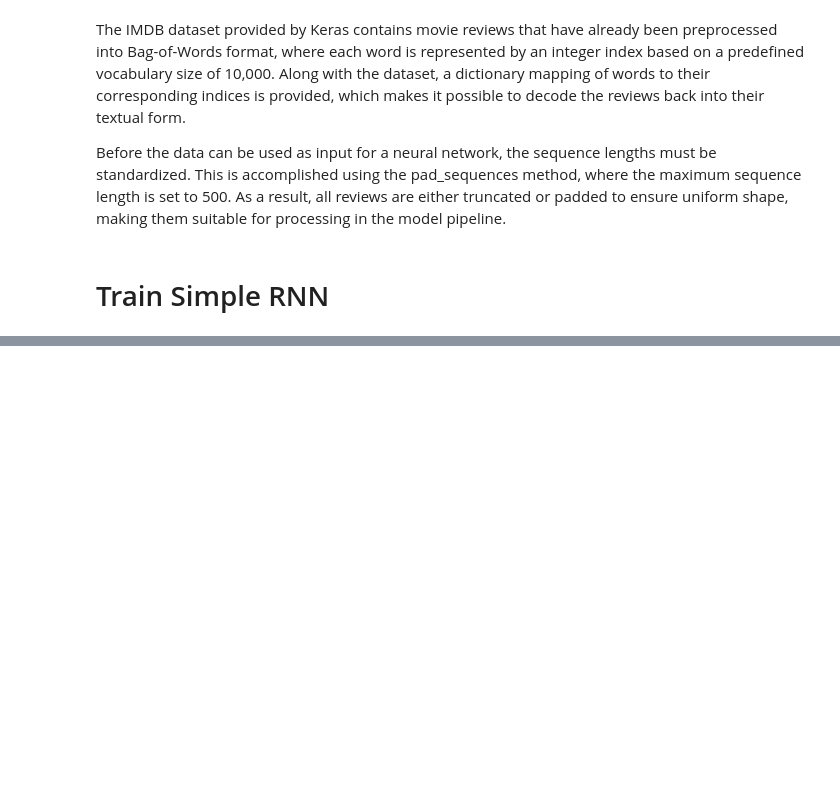
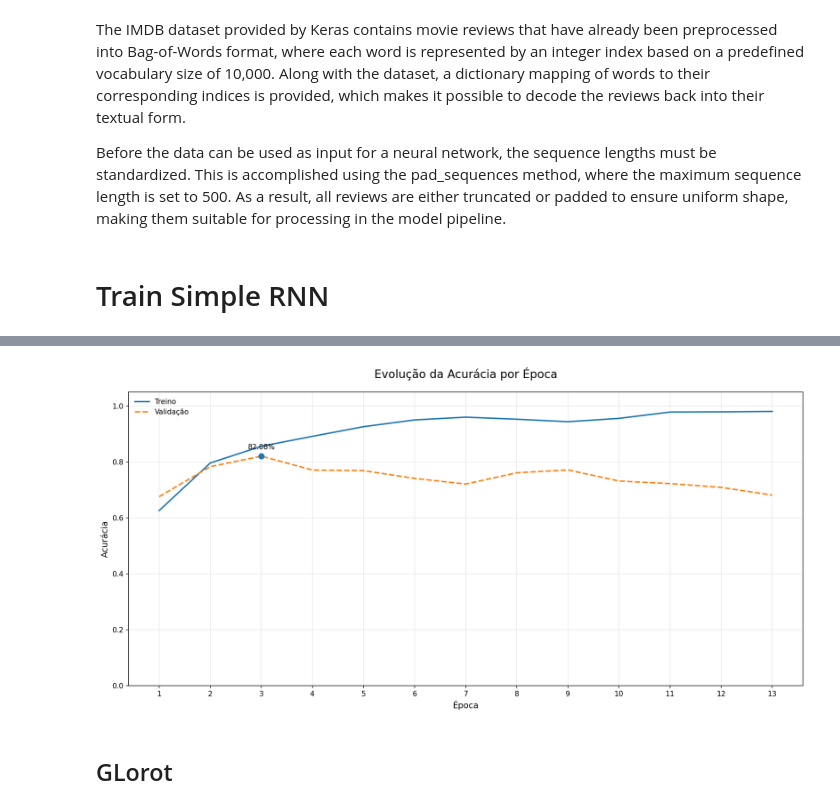
Before and after one commit to viniciusrondon/Simpler-RNN---Imdb-sentiment-class, a Jupyter notebook: simplernn.ipynb, the cells around one changed output, grey strips where cells are left out. Saved outputs shown, nothing was run; the diff lists cells and outputs as text; code cells hidden in the pictures; blank space fills up the shorter version.

```diff
--- a/simplernn.ipynb
+++ b/simplernn.ipynb
@@ -140,2 +146,6 @@ WARNING:tensorflow:From c:\Users\Rondon\Desktop\1. Python Starter\16.krish_IA_Ud
+# %%
+initializer_1 = initializers.HeNormal(seed=42) # "glorot_Normal"
+initializer_2 = initializers.GlorotNormal(seed=42)
+initializer_3 = initializers.LecunNormal(seed=42)
 # %%
 model= Sequential()
@@ -210,0 +315,44 @@ model.evaluate(X_test, y_test)
+# %%
+# ─── DADOS ──────────────────────────────────────────────────────────────────────
+train_acc = history_RNN_HE.history['accuracy']
+val_acc   = history_RNN_HE.history['val_accuracy']
+epochs    = range(1, len(train_acc) + 1)
+
+# ─── FIGURA ─────────────────────────────────────────────────────────────────────
+plt.figure(figsize=(14, 7), dpi=150)
+
+# Curva de treino
+plt.plot(epochs, train_acc,
+         label='Treino',
+         linewidth=2)
+
+# Curva de validação
+plt.plot(epochs, val_acc,
+         label='Validação',
+         linewidth=2,
+         linestyle='--')
+
+# ─── REALCES ÚTEIS ──────────────────────────────────────────────────────────────
+# Aponta a melhor época na validação
+best_ep   = max(range(len(val_acc)), key=val_acc.__getitem__)
+best_val  = val_acc[best_ep]
+plt.scatter(best_ep + 1, best_val, s=60, zorder=5)
+plt.text(best_ep + 1, best_val + 0.02,
+         f'{best_val:.2%}',
+         ha='center', va='bottom', fontsize=10)
+
+# ─── ESTILO GERAL ───────────────────────────────────────────────────────────────
+plt.title('Evolução da Acurácia por Época', fontsize=16, pad=20)
+plt.xlabel('Época', fontsize=12)
+plt.ylabel('Acurácia', fontsize=12)
+plt.xticks(epochs)              # mostra todas as épocas no eixo-x
+plt.ylim(0, 1.05)               # garante visibilidade até 100 %
+plt.grid(alpha=0.3)             # grid suave
+plt.legend(frameon=False)       # sem moldura no legend
+plt.tight_layout()              # encaixa tudo
+
+plt.show()
+# %% [output]
+[figure, added]
+# %% [markdown]
+## GLorot
```
Also changed, not shown: parts of 85 cells of this notebook, 7 other files.
